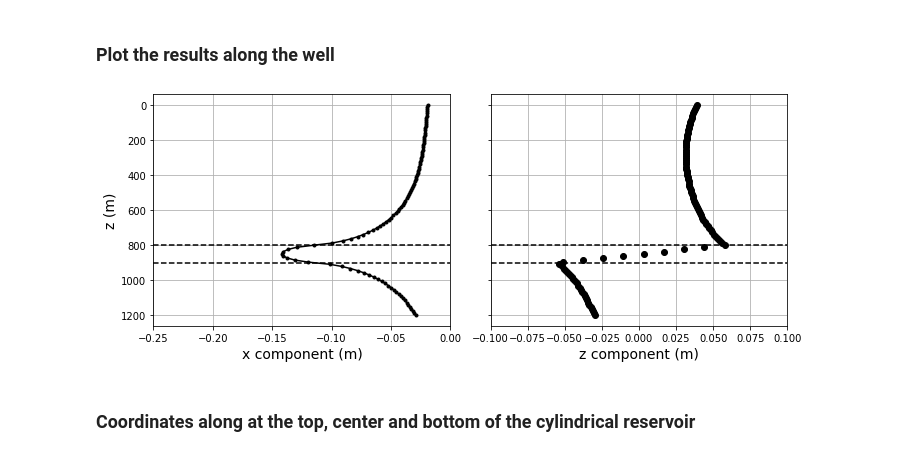
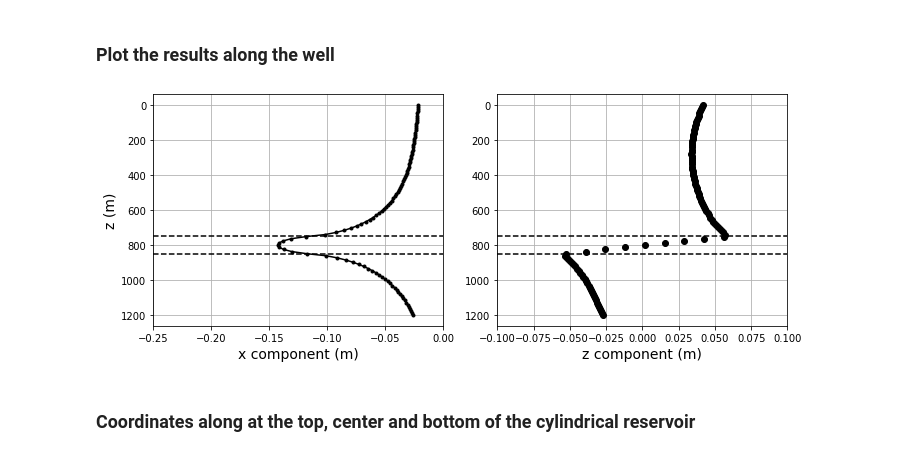
Before and after one commit to pinga-lab/DisReserv, a Jupyter notebook: code/cylindrical_reservoir.ipynb, the cells around one changed output. Cells and saved outputs as stored; diff of their text form; code cells hidden in the pictures.

```diff
--- a/code/cylindrical_reservoir.ipynb
+++ b/code/cylindrical_reservoir.ipynb
@@ -10,7 +10,7 @@ import matplotlib.ticker
 import compaction as cp
 # %%
 # Define the model
-model = cp.prism_layer_circular((0,0), 500, (20,20), 900, 800)
+model = cp.prism_layer_circular((0,0), 500, (20,20), 850, 750)
 # %%
 # Pressure variation (in MPa)
 DP = np.zeros(len(model)) - 10
@@ -158,30 +158,30 @@ u_z = u_z1 - (3 - 4*poisson)*u_z2 + u_zz2
 ### Plot the results along the well
 # %%
 # Plot the results on a map
-fig, ax = plt.subplots(nrows=1, ncols=2, sharex=False, sharey=True, figsize=(10,4))
+fig, ax = plt.subplots(nrows=1, ncols=2, sharex=False, sharey=False, figsize=(10,4))
 
 ax[0].plot(u_x, z, 'k.-')
-ax[0].plot([-0.25, 0], [800, 800], 'k--')
-ax[0].plot([-0.25, 0], [900, 900], 'k--')
+ax[0].plot([-0.25, 0], [750, 750], 'k--')
+ax[0].plot([-0.25, 0], [850, 850], 'k--')
 ax[0].set_xlim(-0.25, 0)
 ax[0].invert_yaxis()
 ax[0].set_xlabel("x component (m)", fontsize=14)
 ax[0].set_ylabel("z (m)", fontsize=14)
 ax[0].grid()
 
 ax[1].plot(u_z, z, 'ko')
-ax[1].plot([-0.1, 0.1], [800, 800], 'k--')
-ax[1].plot([-0.1, 0.1], [900, 900], 'k--')
+ax[1].plot([-0.1, 0.1], [750, 750], 'k--')
+ax[1].plot([-0.1, 0.1], [850, 850], 'k--')
 ax[1].set_xlim(-0.1, 0.1)
-#ax[1].invert_yaxis()
+ax[1].invert_yaxis()
 ax[1].set_xlabel("z component (m)", fontsize=14)
 #ax[1].set_ylabel("z (m)")
 ax[1].grid()
 
 plt.tight_layout()
 plt.show()
 # %% [output]
-[figure, old version]
+[figure, new version]
 # %% [markdown]
 ### Coordinates along at the top, center and bottom of the cylindrical reservoir
 # %%
```
Also changed, not shown: parts of 3 cells of this notebook.
